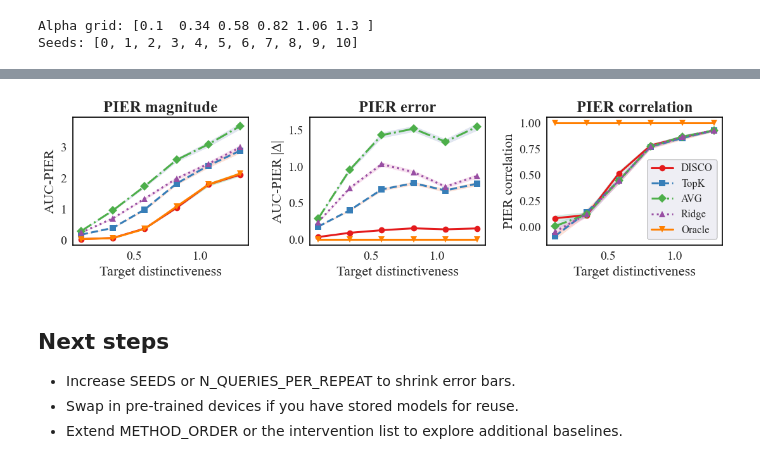
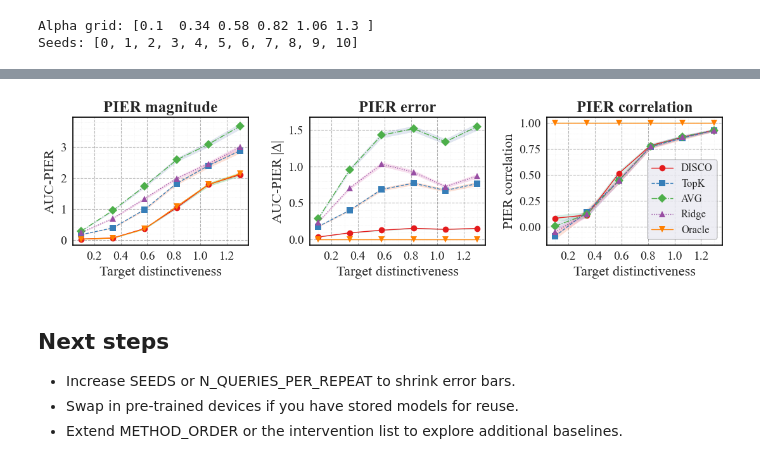
Before and after one commit to youlei202/Distributed-Synthetic-Control-Explanations, a Jupyter notebook: experiments/notebooks/alpha_target_auc_pier.ipynb, the cells around one changed output, grey strips where cells are left out. Cells and saved outputs as stored; diff of their text form; code cells hidden in the pictures.

```diff
--- a/experiments/notebooks/alpha_target_auc_pier.ipynb
+++ b/experiments/notebooks/alpha_target_auc_pier.ipynb
@@ -414,6 +414,8 @@ summary['sem_corr'] = summary['std_corr'] / np.sqrt(summary['count'].clip(lower=
 import matplotlib.pyplot as plt
 import seaborn as sns
 import numpy as np
+import matplotlib.ticker as ticker
+
 
 plt.rcParams['font.family'] = 'Times New Roman'  # Global font
 
@@ -487,39 +489,48 @@ for idx, (ax, (mean_key, sem_key, y_label, title)) in enumerate(zip(axes, metric
             data[mean_key],
             marker=marker,
             markersize=7,
-            linewidth=2.2,
+            linewidth=1.0,
             linestyle=linestyle,
             color=color_map_line[method],
             label=method,
             alpha=1.0,
             zorder=2
         )
 
     # Titles and labels
     ax.set_title(title, fontsize=18, fontweight='bold')
     ax.set_xlabel('Target distinctiveness', fontsize=16)
     ax.set_ylabel(y_label, fontsize=16)
     ax.tick_params(axis='both', labelsize=14)
-    ax.grid(False)
+
+    # Macro and micro gridlines
+    ax.grid(True, which='major', linestyle='--', linewidth=0.8, alpha=0.6, color='gray')
+    ax.grid(True, which='minor', linestyle=':', linewidth=0.5, alpha=0.4, color='lightgray')
+    ax.minorticks_on()
+
+    # Denser x-ticks
+    ax.xaxis.set_major_locator(ticker.MaxNLocator(nbins=8))
+    ax.xaxis.set_minor_locator(ticker.AutoMinorLocator(2))
 
     # Legend only in last subplot
     if idx == len(axes) - 1:
         handles, labels = ax.get_legend_handles_labels()
         if handles:
             ax.legend(
                 handles, labels,
                 fontsize=12, frameon=True,
                 framealpha=0.8, edgecolor='black',
                 loc='best'
             )
 
+
 plt.tight_layout(h_pad=2.0, w_pad=2.0)
 
 # Save high-quality figure
 plt.savefig("../pictures/identifiability.pdf", format="pdf", bbox_inches="tight")
 plt.show()
 # %% [output]
-[figure, old version]
+[figure, new version]
 # %% [markdown]
 ## Next steps
 
```
Also changed, not shown: 3 other files.
